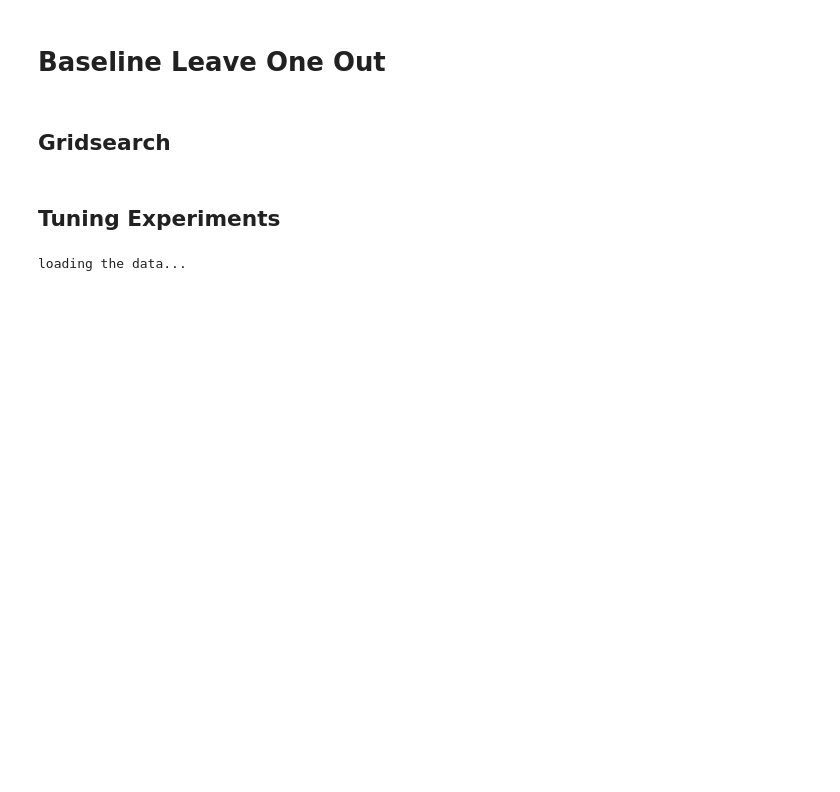
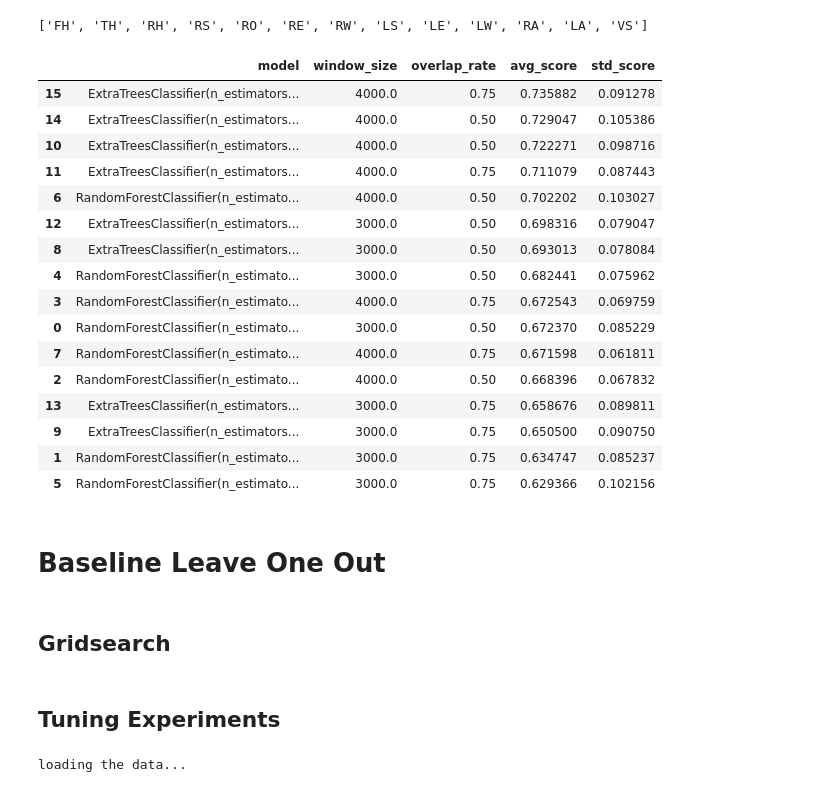
Before and after one commit to nazanaza2970/BENTO-PACKAGING-ACTIVITY-RECOGNITION-CHALLENGE, a Jupyter notebook: ML_LOOCV_and voting.ipynb, the cells around one changed output. Cells and saved outputs as stored; diff of their text form; code cells hidden in the pictures; blank space fills up the shorter version.

Commit message:
model tuning code added

```diff
--- a/ML_LOOCV_and voting.ipynb
+++ b/ML_LOOCV_and voting.ipynb
@@ -14,6 +14,39 @@ from sklearn.model_selection import RepeatedStratifiedKFold, cross_val_score, St
 from sklearn.metrics import accuracy_score
 
 from tqdm import tqdm, trange
+# %%
+def std_score(file):
+    df = pd.read_csv(file)
+    df.sort_values("avg_score", ascending=False, inplace=True)
+    df["scores"] = df["scores"].apply(json.loads)
+    df["std_score"] = df["scores"].apply(lambda x: np.array(x).std())
+    return df
+# %%
+list(map(lambda x: x[:-2], stream_list[0].columns.tolist()[:39:3]))
+# %% [output]
+['FH', 'TH', 'RH', 'RS', 'RO', 'RE', 'RW', 'LS', 'LE', 'LW', 'RA', 'LA', 'VS']
+# %%
+
+df = std_score("../12. again_with_freq_speed_acc_angles_distances_2021-08-16 15.42.02.csv")
+df[["model", "window_size", "overlap_rate", "avg_score", "std_score"]]
+# %% [output]
+|  | model | window_size | overlap_rate | avg_score | std_score |
+| 15 | ExtraTreesClassifier(n_estimators... | 4000.0 | 0.75 | 0.735882 | 0.091278 |
+| 14 | ExtraTreesClassifier(n_estimators... | 4000.0 | 0.50 | 0.729047 | 0.105386 |
+| 10 | ExtraTreesClassifier(n_estimators... | 4000.0 | 0.50 | 0.722271 | 0.098716 |
+| 11 | ExtraTreesClassifier(n_estimators... | 4000.0 | 0.75 | 0.711079 | 0.087443 |
+| 6 | RandomForestClassifier(n_estimato... | 4000.0 | 0.50 | 0.702202 | 0.103027 |
+| 12 | ExtraTreesClassifier(n_estimators... | 3000.0 | 0.50 | 0.698316 | 0.079047 |
+| 8 | ExtraTreesClassifier(n_estimators... | 3000.0 | 0.50 | 0.693013 | 0.078084 |
+| 4 | RandomForestClassifier(n_estimato... | 3000.0 | 0.50 | 0.682441 | 0.075962 |
+| 3 | RandomForestClassifier(n_estimato... | 4000.0 | 0.75 | 0.672543 | 0.069759 |
+| 0 | RandomForestClassifier(n_estimato... | 3000.0 | 0.50 | 0.672370 | 0.085229 |
+| 7 | RandomForestClassifier(n_estimato... | 4000.0 | 0.75 | 0.671598 | 0.061811 |
+| 2 | RandomForestClassifier(n_estimato... | 4000.0 | 0.50 | 0.668396 | 0.067832 |
+| 13 | ExtraTreesClassifier(n_estimators... | 3000.0 | 0.75 | 0.658676 | 0.089811 |
+| 9 | ExtraTreesClassifier(n_estimators... | 3000.0 | 0.75 | 0.650500 | 0.090750 |
+| 1 | RandomForestClassifier(n_estimato... | 3000.0 | 0.75 | 0.634747 | 0.085237 |
+| 5 | RandomForestClassifier(n_estimato... | 3000.0 | 0.75 | 0.629366 | 0.102156 |
 # %% [markdown]
 # Baseline Leave One Out
 # %%
```
Also changed, not shown: parts of 27 cells of this notebook, 2 other files.
